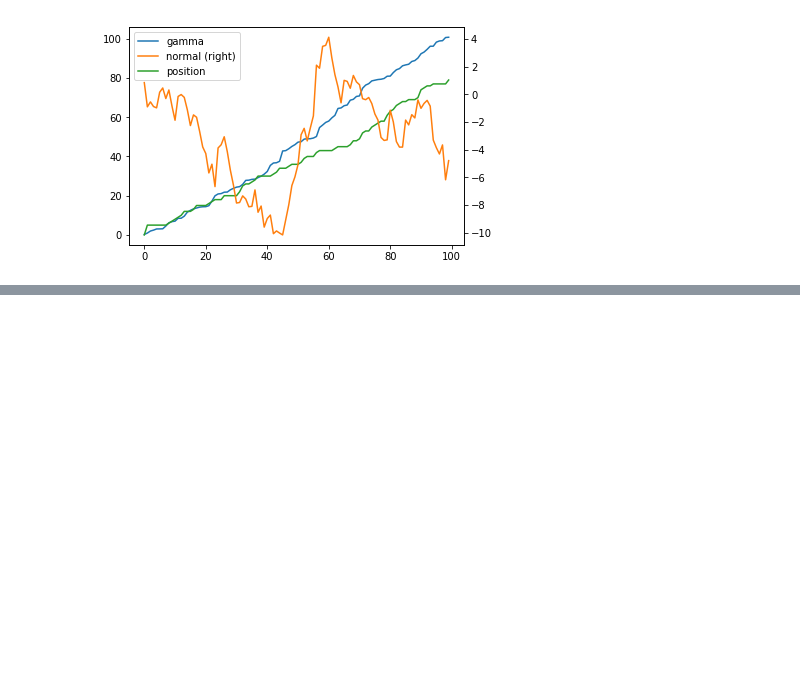
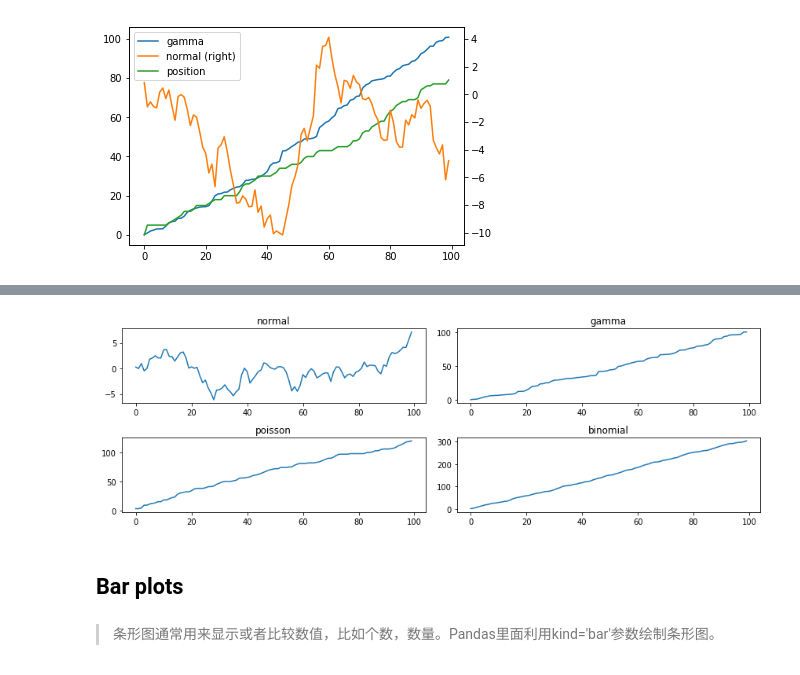
Before and after one commit to lqleon1214/data_analysis_test, a Jupyter notebook: data-exploration-visualization.ipynb, the cells around one changed output, grey strips where cells are left out. Saved outputs shown, nothing was run; the diff lists cells and outputs as text; code cells hidden in the pictures; blank space fills up the shorter version.

```diff
--- a/data-exploration-visualization.ipynb
+++ b/data-exploration-visualization.ipynb
@@ -116,0 +138,13 @@ variables.cumsum(0).plot(secondary_y='normal')   # 这样的话，两个图的y
+# %%
+fig, axes = plt.subplots(nrows=2, ncols=2, figsize=(12, 4))
+variables['normal'].cumsum(0).plot(ax=axes[0,0], title='normal')
+variables['gamma'].cumsum(0).plot(ax=axes[0,1], title='gamma')
+variables['poisson'].cumsum(0).plot(ax=axes[1,0], title='poisson')
+variables['binomial'].cumsum(0).plot(axes=axes[1,1], title='binomial')
+fig.tight_layout()      # ！！！使图之间的距离变得紧凑！！！
+# %% [output]
+[figure, added]
+# %% [markdown]
+## Bar plots
+# %% [markdown]
+>条形图通常用来显示或者比较数值，比如个数，数量。Pandas里面利用kind='bar'参数绘制条形图。
```
Also changed, not shown: parts of 34 cells of this notebook, 2 other files.
